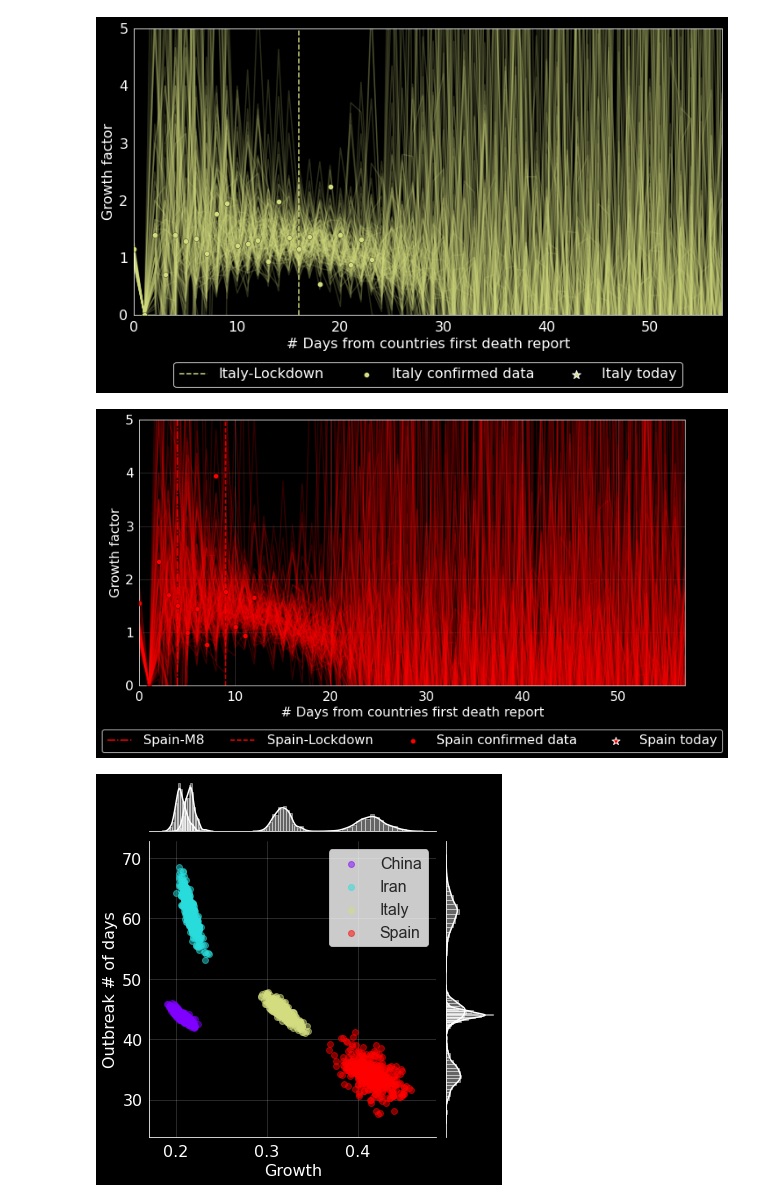
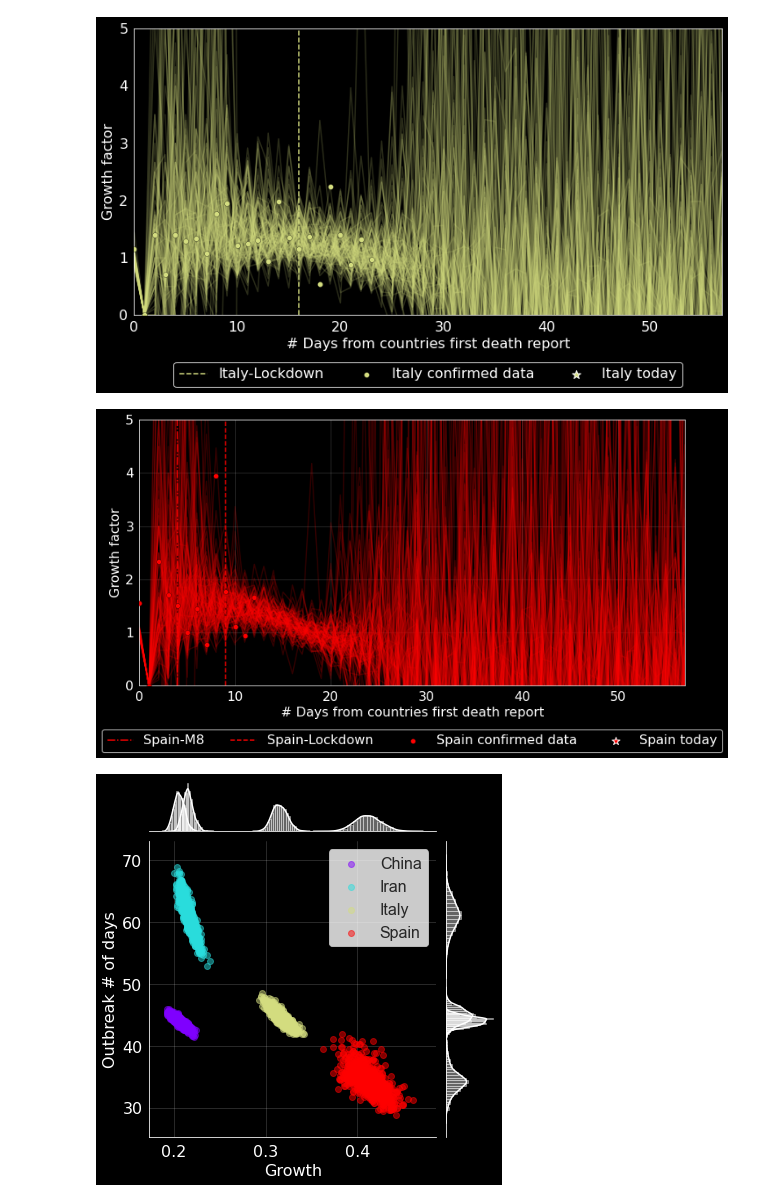
Before and after one commit to oscarsaleta/mkefly.github.io, a Jupyter notebook: assets/src/COVID19.ipynb, the cells around one changed output. Cells and saved outputs as stored; diff of their text form; code cells hidden in the pictures.

```diff
--- a/assets/src/COVID19.ipynb
+++ b/assets/src/COVID19.ipynb
@@ -202,11 +202,11 @@ if flag_simulate:
         # Group mean
         clim = {}
 
-        clim['c1s'] = 0.5
-        clim['c1M'] = 0.5
+        clim['c1s'] = 1.5
+        clim['c1M'] = 1.5
 
-        clim['c2s'] = 25
-        clim['c2M'] = 25
+        clim['c2s'] = 15
+        clim['c2M'] = 30
 
         clim['c3s'] = 3500
         clim['c3M'] = 8000
@@ -219,7 +219,7 @@ if flag_simulate:
             # Individual intercepts
             const[cn] = pm.Normal(cn,  mu=grp, sigma=grp_sigma,  shape=n_countries)
 
-        sigma = pm.HalfNormal('sigma', 500., shape=n_countries)
+        sigma = pm.HalfNormal('sigma', 10000., shape=n_countries)
 
         # Create likelihood for each country
         for i, country in enumerate(countries):
@@ -242,7 +242,7 @@ if flag_simulate:
     #hide
     with model:
         # Sample posterior
-        trace = pm.sample(tune=3000, chains=1, cores=1, target_accept=.9)
+        trace = pm.sample(tune=10000, chains=2, cores=1, target_accept=.9)
 
         # Update data so that we get predictions into the future
         for country in countries:
@@ -393,3 +385,3 @@ arviz.stats.stats_utils - WARNING - Shape validation failed: input_shape: (1, 50
-[figure, old version]
+[figure, new version]
-[figure, old version]
+[figure, new version]
-[figure, old version]
+[figure, new version]
```
Also changed, not shown: parts of 1 cell of this notebook, 30 other files.
